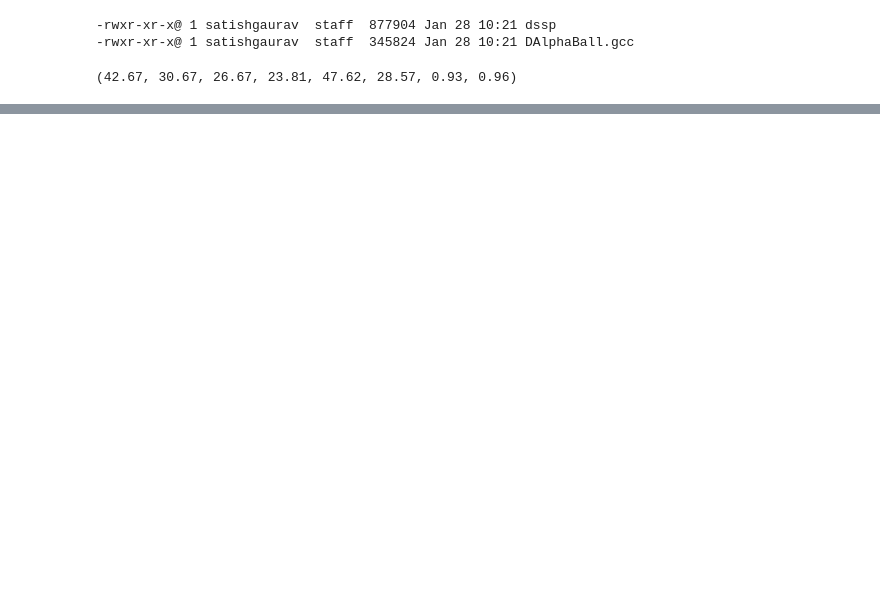
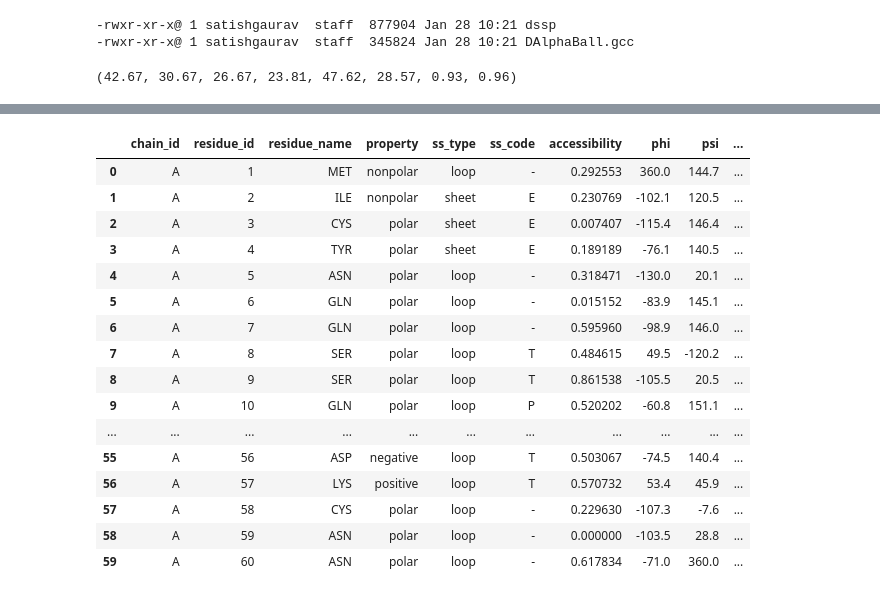
Before and after one commit to hemeai/ToxBind, a Jupyter notebook: functions/secondary_structure_analysis.ipynb, the cells around one changed output, grey strips where cells are left out. Saved outputs shown, nothing was run; the diff lists cells and outputs as text; code cells hidden in the pictures; blank space fills up the shorter version.

```diff
--- a/functions/secondary_structure_analysis.ipynb
+++ b/functions/secondary_structure_analysis.ipynb
@@ -379,2 +381,22 @@ df.head(10)
 # %%
 df.to_csv('secondary_structure_information.csv', index=False)
+# %%
+df.head(60)
+# %% [output]
+|  | chain_id | residue_id | residue_name | property | ss_type | ss_code | accessibility | phi | psi | ... |
+| 0 | A | 1 | MET | nonpolar | loop | - | 0.292553 | 360.0 | 144.7 | ... |
+| 1 | A | 2 | ILE | nonpolar | sheet | E | 0.230769 | -102.1 | 120.5 | ... |
+| 2 | A | 3 | CYS | polar | sheet | E | 0.007407 | -115.4 | 146.4 | ... |
+| 3 | A | 4 | TYR | polar | sheet | E | 0.189189 | -76.1 | 140.5 | ... |
+| 4 | A | 5 | ASN | polar | loop | - | 0.318471 | -130.0 | 20.1 | ... |
+| 5 | A | 6 | GLN | polar | loop | - | 0.015152 | -83.9 | 145.1 | ... |
+| 6 | A | 7 | GLN | polar | loop | - | 0.595960 | -98.9 | 146.0 | ... |
+| 7 | A | 8 | SER | polar | loop | T | 0.484615 | 49.5 | -120.2 | ... |
+| 8 | A | 9 | SER | polar | loop | T | 0.861538 | -105.5 | 20.5 | ... |
+| 9 | A | 10 | GLN | polar | loop | P | 0.520202 | -60.8 | 151.1 | ... |
+| ... | ... | ... | ... | ... | ... | ... | ... | ... | ... | ... |
+| 55 | A | 56 | ASP | negative | loop | T | 0.503067 | -74.5 | 140.4 | ... |
+| 56 | A | 57 | LYS | positive | loop | T | 0.570732 | 53.4 | 45.9 | ... |
+| 57 | A | 58 | CYS | polar | loop | - | 0.229630 | -107.3 | -7.6 | ... |
+| 58 | A | 59 | ASN | polar | loop | - | 0.000000 | -103.5 | 28.8 | ... |
+| 59 | A | 60 | ASN | polar | loop | - | 0.617834 | -71.0 | 360.0 | ... |
```
Also changed, not shown: parts of 3 cells of this notebook, 2 other files.
